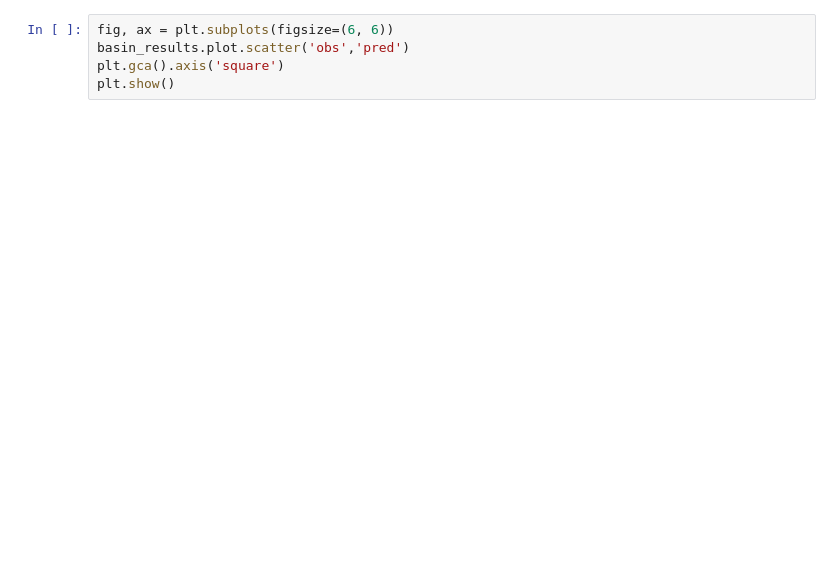
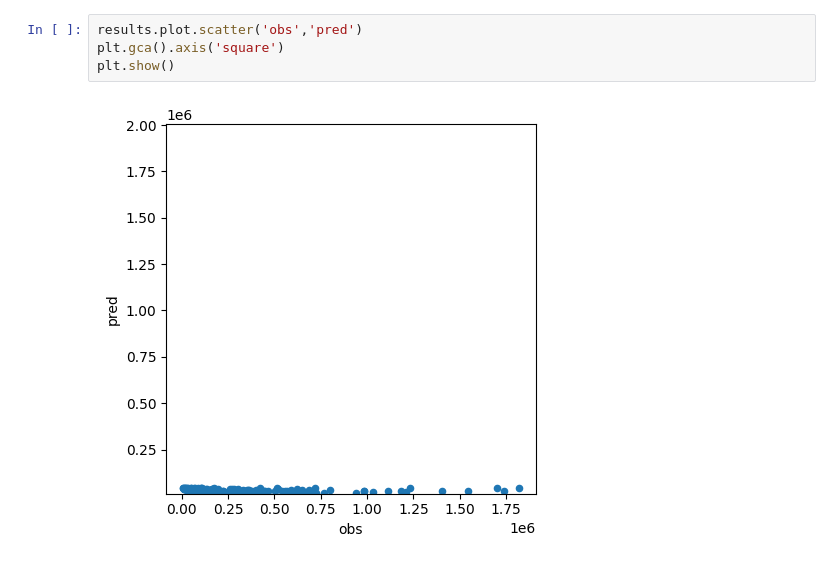
Before and after one commit to Fluvial-UMass/swot-ml, a Jupyter notebook: src/TAPTLSTM.ipynb, the cells around one changed output. Drawn from its saved outputs; the diff is of its cells as text; blank space fills up the shorter version.

```diff
--- a/src/TAPTLSTM.ipynb
+++ b/src/TAPTLSTM.ipynb
@@ -89,5 +88,6 @@ plt.show()
 # %%
-fig, ax = plt.subplots(figsize=(6, 6))
-basin_results.plot.scatter('obs','pred')
+results.plot.scatter('obs','pred')
 plt.gca().axis('square')
 plt.show()
+# %% [output]
+[figure, added]
```
Also changed, not shown: parts of 3 cells of this notebook, 2 other files.
